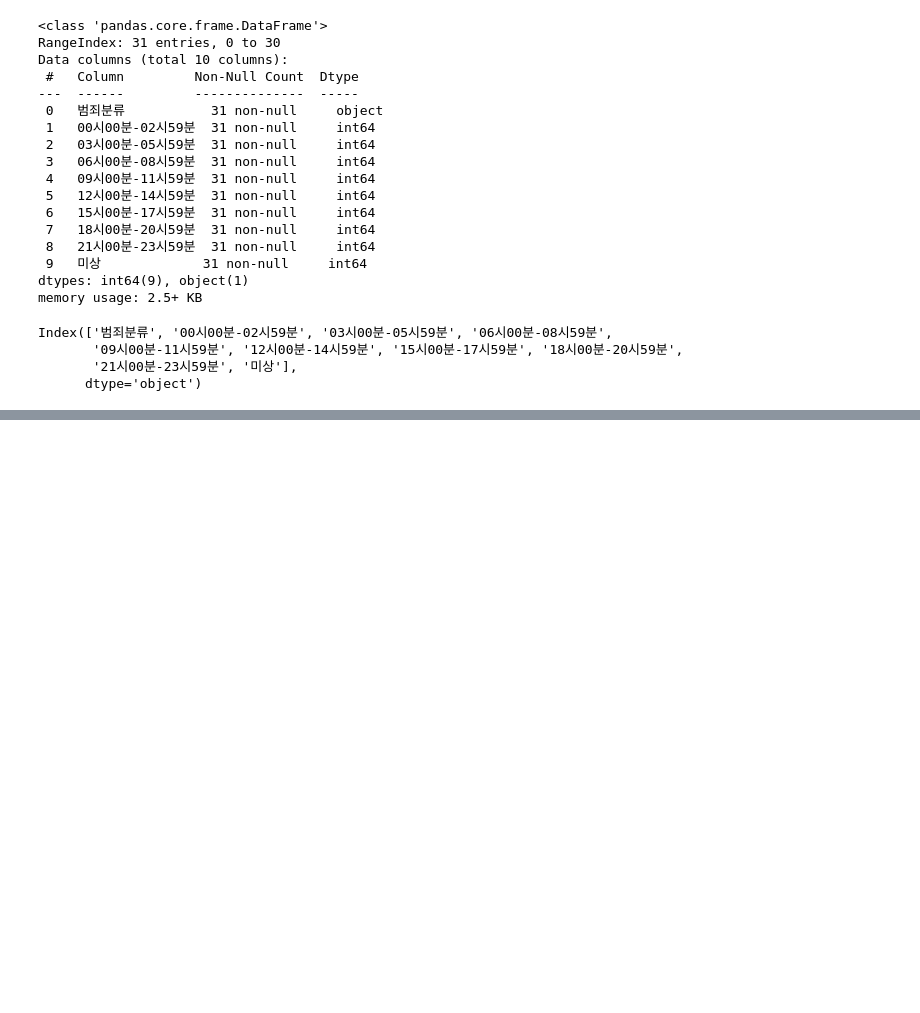
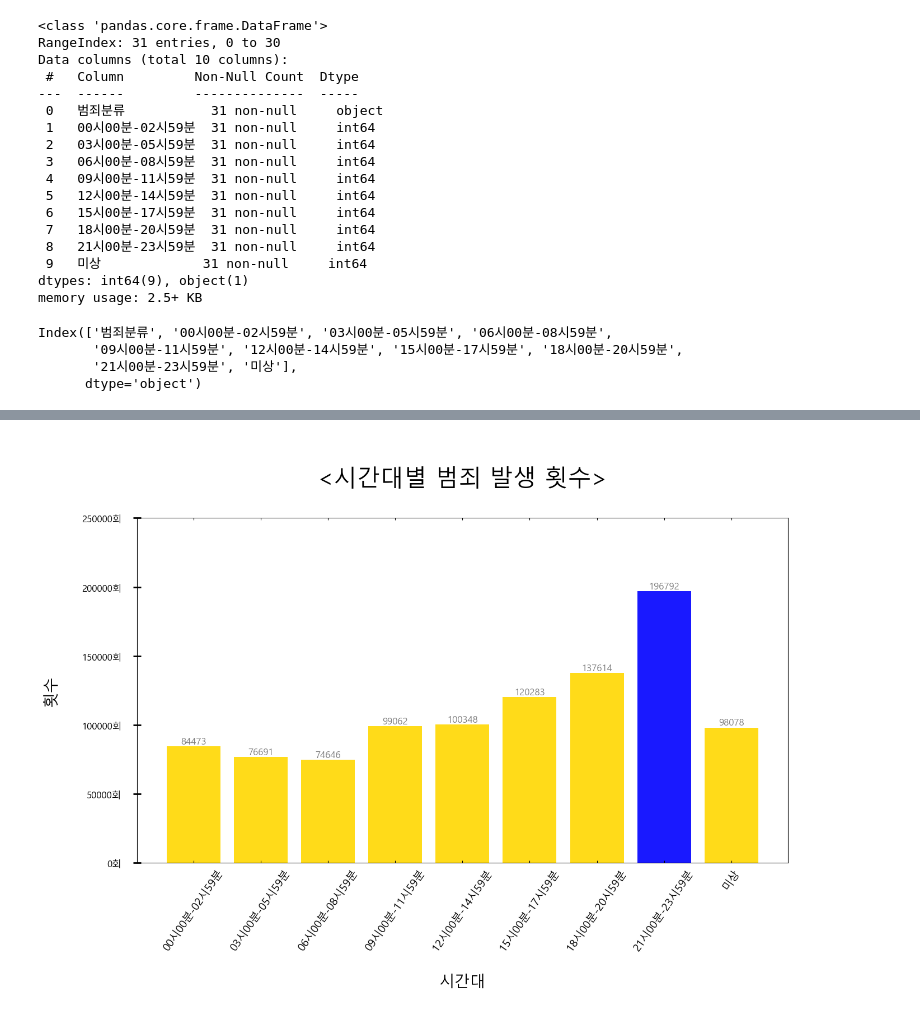
Before and after one commit to Kimheesu99/CrimeData, a Jupyter notebook: crimeData_time.ipynb, the cells around one changed output, grey strips where cells are left out. Drawn from its saved outputs; the diff is of its cells as text; code cells hidden in the pictures; blank space fills up the shorter version.

```diff
--- a/crimeData_time.ipynb
+++ b/crimeData_time.ipynb
@@ -61,0 +84,7 @@ df1.groupby(['범죄분류']).count()
+# %%
+# 열 합계 계산
+df1_group = df1.sum()
+df1_group
+
+df_new = df1_group[1:]
+df_new
@@ -61,0 +102,44 @@ df1.groupby(['범죄분류']).count()
+# %%
+df_new[8]
+
+x = np.arange(9)
+
+time = df_new.index
+count = []
+
+count.append(df_new[0])
+count.append(df_new[1])
+count.append(df_new[2])
+count.append(df_new[3])
+count.append(df_new[4])
+count.append(df_new[5])
+count.append(df_new[6])
+count.append(df_new[7])
+count.append(df_new[8])
+
+plt.rc('font', family='Malgun Gothic')
+plt.figure(figsize=(15,8))
+bar = plt.bar(time, count, color = ['gold', 'gold', 'gold', 'gold', 'gold', 'gold', 'gold', 'blue', 'gold'], alpha = 0.9)
+plt.ylim([0, 250000])     # Y축의 범위: [ymin, ymax]
+
+plt.gca().yaxis.set_major_formatter(mticker.FormatStrFormatter('%d회'))
+
+ax = plt.subplot(1, 1, 1)
+for label in ax.xaxis.get_ticklabels() :
+    label.set_rotation(55)
+
+for rect in bar:
+    height = rect.get_height()
+    plt.text(rect.get_x() + rect.get_width()/2.0, height, '%d' % height, ha='center', va='bottom', size = 12, color = 'gray')
+
+plt.tick_params(axis='x', direction='in', length=3, pad=6, labelsize=14, labelcolor='black', top=True)
+plt.tick_params(axis='y', direction='inout', length=10, pad=15, labelsize=12, width=2, color='black')
+
+
+plt.title('\n<시간대별 범죄 발생 횟수>\n', fontsize=30)
+plt.xlabel('\n시간대', fontsize=20)
+plt.ylabel('횟수\n', fontsize=20)
+
+plt.show()
+# %% [output]
+[figure, added]
```
Also changed, not shown: parts of 2 cells of this notebook, 2 other files.
